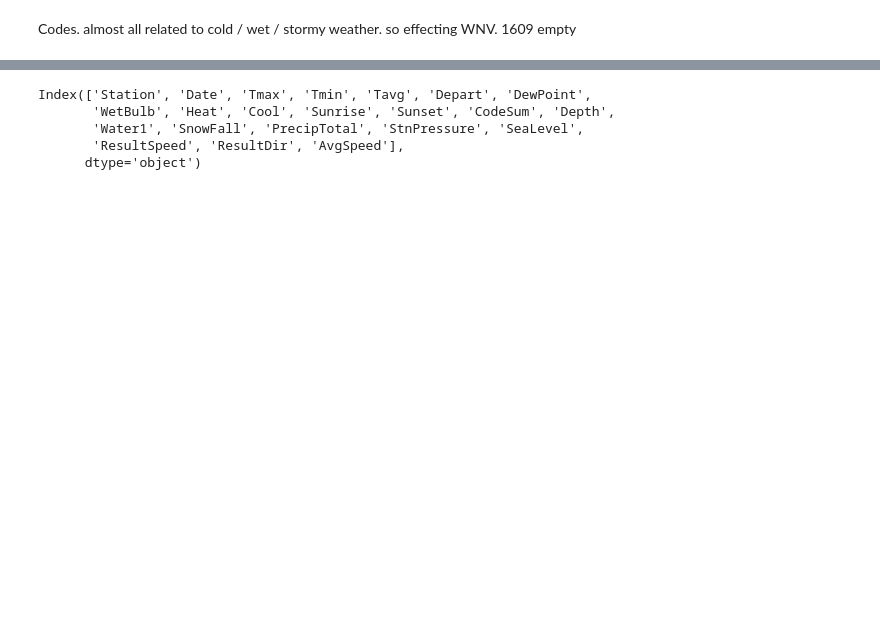
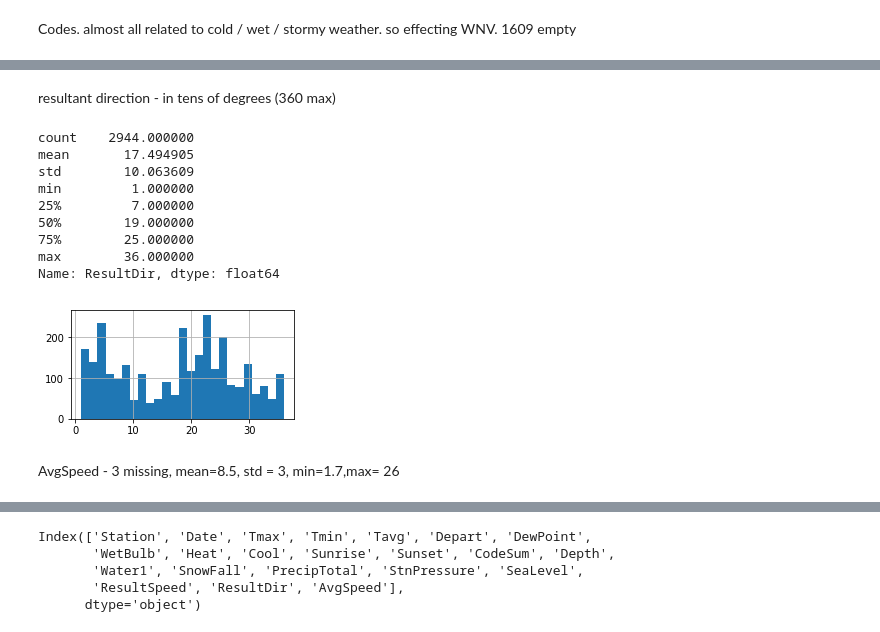
Before and after one commit to Erolino/WestNileVirus_Detection, a Jupyter notebook: WestNileVirus_Detection.ipynb, the cells around one changed output, grey strips where cells are left out. Drawn from its saved outputs; the diff is of its cells as text; code cells hidden in the pictures; blank space fills up the shorter version.

```diff
--- a/WestNileVirus_Detection.ipynb
+++ b/WestNileVirus_Detection.ipynb
@@ -779,0 +853,19 @@ Codes. almost all related to cold / wet / stormy weather. so effecting WNV. 1609
+# %% [markdown]
+resultant direction - in tens of degrees (360 max)
+# %%
+plt.subplots(figsize=[4,2])
+weather['ResultDir'].hist(bins=25)
+weather['ResultDir'].describe()
+# %% [output]
+count    2944.000000
+mean       17.494905
+std        10.063609
+min         1.000000
+25%         7.000000
+50%        19.000000
+75%        25.000000
+max        36.000000
+Name: ResultDir, dtype: float64
+[figure, added]
+# %% [markdown]
+AvgSpeed - 3 missing, mean=8.5, std = 3, min=1.7,max= 26
```
Also changed, not shown: parts of 41 cells of this notebook.
